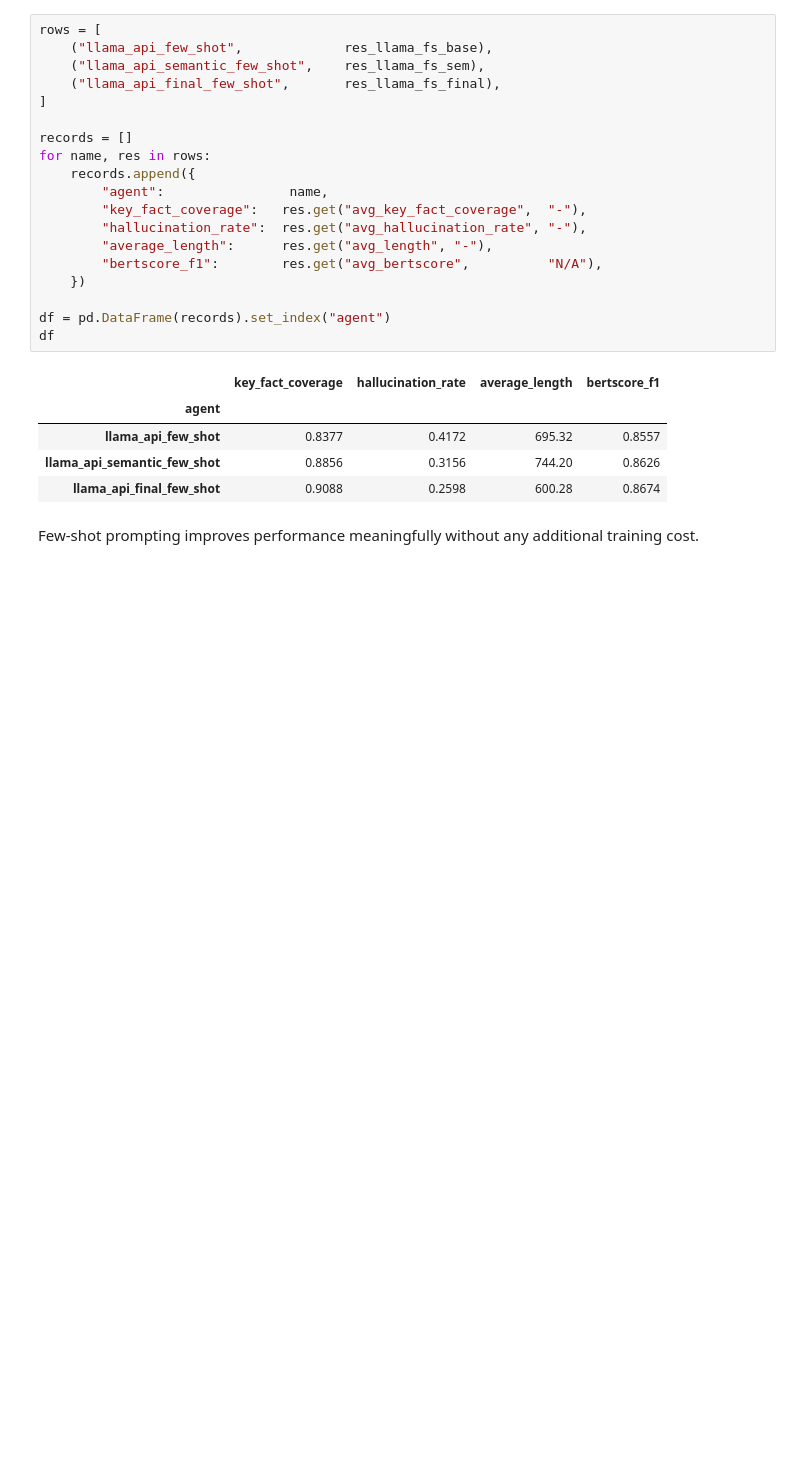
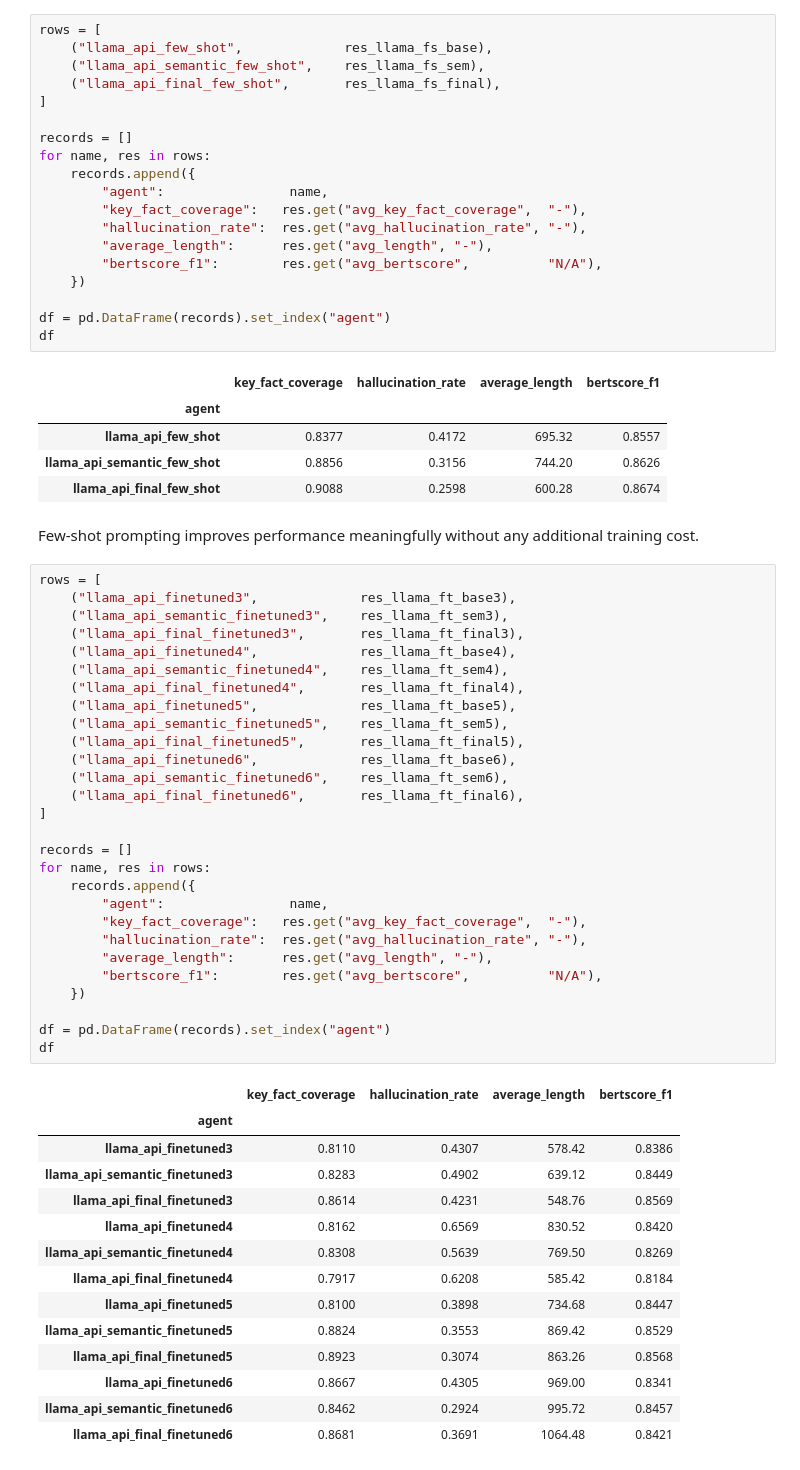
Before and after one commit to dcr225619/DS5500-RAG, a Jupyter notebook: summary_evaluation_benchmark.ipynb, the cells around one changed output. Cells and saved outputs as stored; diff of their text form; blank space fills up the shorter version.

```diff
--- a/summary_evaluation_benchmark.ipynb
+++ b/summary_evaluation_benchmark.ipynb
@@ -632,3 +863,46 @@ df
 | llama_api_final_few_shot | 0.9088 | 0.2598 | 600.28 | 0.8674 |
 # %% [markdown]
 Few-shot prompting improves performance meaningfully without any additional training cost.
+# %%
+rows = [
+    ("llama_api_finetuned3",             res_llama_ft_base3),
+    ("llama_api_semantic_finetuned3",    res_llama_ft_sem3),
+    ("llama_api_final_finetuned3",       res_llama_ft_final3),
+    ("llama_api_finetuned4",             res_llama_ft_base4),
+    ("llama_api_semantic_finetuned4",    res_llama_ft_sem4),
+    ("llama_api_final_finetuned4",       res_llama_ft_final4),
+    ("llama_api_finetuned5",             res_llama_ft_base5),
+    ("llama_api_semantic_finetuned5",    res_llama_ft_sem5),
+    ("llama_api_final_finetuned5",       res_llama_ft_final5),
+    ("llama_api_finetuned6",             res_llama_ft_base6),
+    ("llama_api_semantic_finetuned6",    res_llama_ft_sem6),
+    ("llama_api_final_finetuned6",       res_llama_ft_final6),
+]
+
+records = []
+for name, res in rows:
+    records.append({
+        "agent":                name,
+        "key_fact_coverage":   res.get("avg_key_fact_coverage",  "-"),
+        "hallucination_rate":  res.get("avg_hallucination_rate", "-"),
+        "average_length":      res.get("avg_length", "-"),
+        "bertscore_f1":        res.get("avg_bertscore",          "N/A"),
+    })
+
+df = pd.DataFrame(records).set_index("agent")
+df
+# %% [output]
+|  | key_fact_coverage | hallucination_rate | average_length | bertscore_f1 |
+| agent |  |  |  |  |
+| llama_api_finetuned3 | 0.8110 | 0.4307 | 578.42 | 0.8386 |
+| llama_api_semantic_finetuned3 | 0.8283 | 0.4902 | 639.12 | 0.8449 |
+| llama_api_final_finetuned3 | 0.8614 | 0.4231 | 548.76 | 0.8569 |
+| llama_api_finetuned4 | 0.8162 | 0.6569 | 830.52 | 0.8420 |
+| llama_api_semantic_finetuned4 | 0.8308 | 0.5639 | 769.50 | 0.8269 |
+| llama_api_final_finetuned4 | 0.7917 | 0.6208 | 585.42 | 0.8184 |
+| llama_api_finetuned5 | 0.8100 | 0.3898 | 734.68 | 0.8447 |
+| llama_api_semantic_finetuned5 | 0.8824 | 0.3553 | 869.42 | 0.8529 |
+| llama_api_final_finetuned5 | 0.8923 | 0.3074 | 863.26 | 0.8568 |
+| llama_api_finetuned6 | 0.8667 | 0.4305 | 969.00 | 0.8341 |
+| llama_api_semantic_finetuned6 | 0.8462 | 0.2924 | 995.72 | 0.8457 |
+| llama_api_final_finetuned6 | 0.8681 | 0.3691 | 1064.48 | 0.8421 |
```
Also changed, not shown: parts of 12 cells of this notebook, 32 other files.
